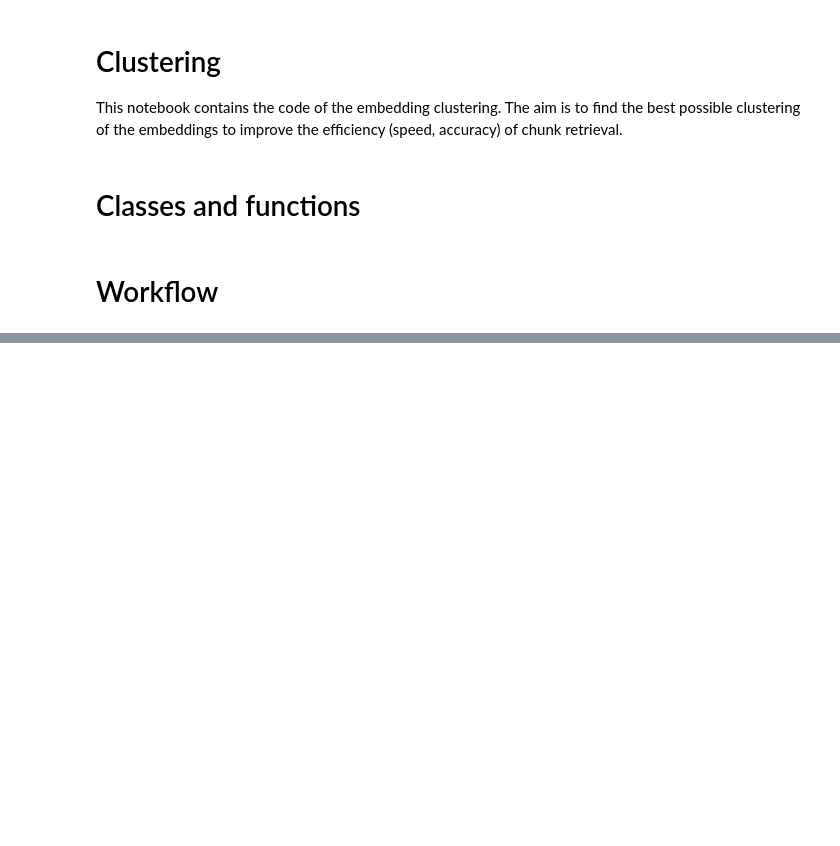
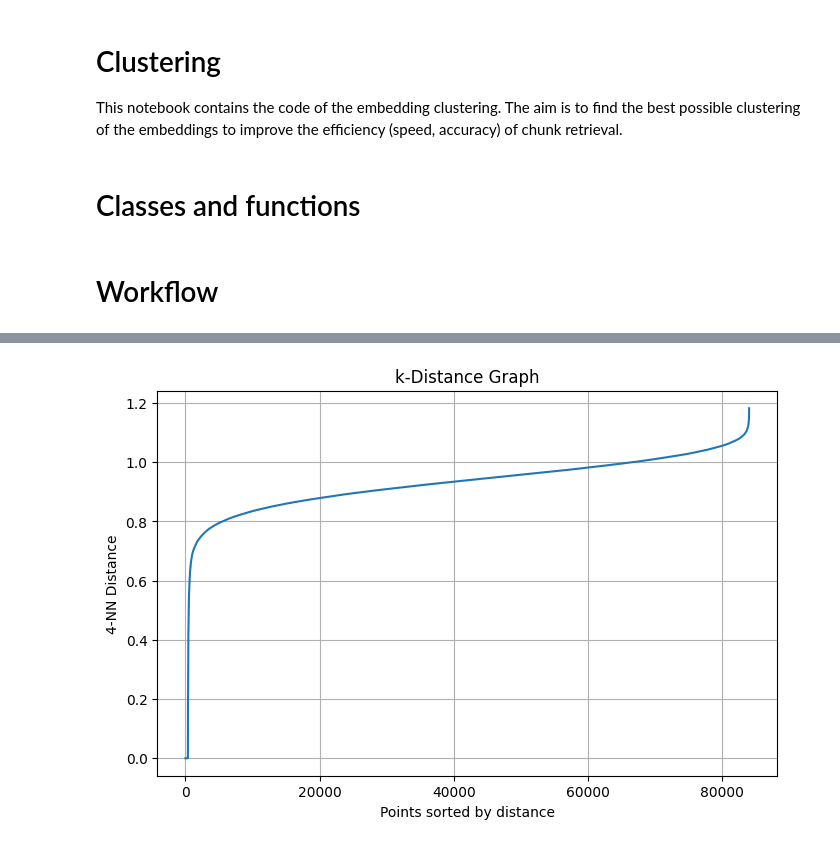
Before and after one commit to czotterbenedek/szakdoga_tdk, a Jupyter notebook: clustering.ipynb, the cells around one changed output, grey strips where cells are left out. Saved outputs shown, nothing was run; the diff lists cells and outputs as text; code cells hidden in the pictures; blank space fills up the shorter version.

```diff
--- a/clustering.ipynb
+++ b/clustering.ipynb
@@ -208,0 +230,21 @@ Finished UMAP reduction.
+# %%
+from sklearn.neighbors import NearestNeighbors
+
+k = 4
+
+neighbors = NearestNeighbors(n_neighbors=k)
+neighbors_fit = neighbors.fit(X_semantic_train)
+distances, indices = neighbors_fit.kneighbors(X_semantic_train)
+
+distances = np.sort(distances[:, k-1])
+
+# Plot the k-distance graph
+plt.figure(figsize=(8,5))
+plt.plot(distances)
+plt.title("k-Distance Graph")
+plt.xlabel("Points sorted by distance")
+plt.ylabel(f"{k}-NN Distance")
+plt.grid(True)
+plt.show()
+# %% [output]
+[figure, added]
```
Also changed, not shown: parts of 14 cells of this notebook, 5 other files.
